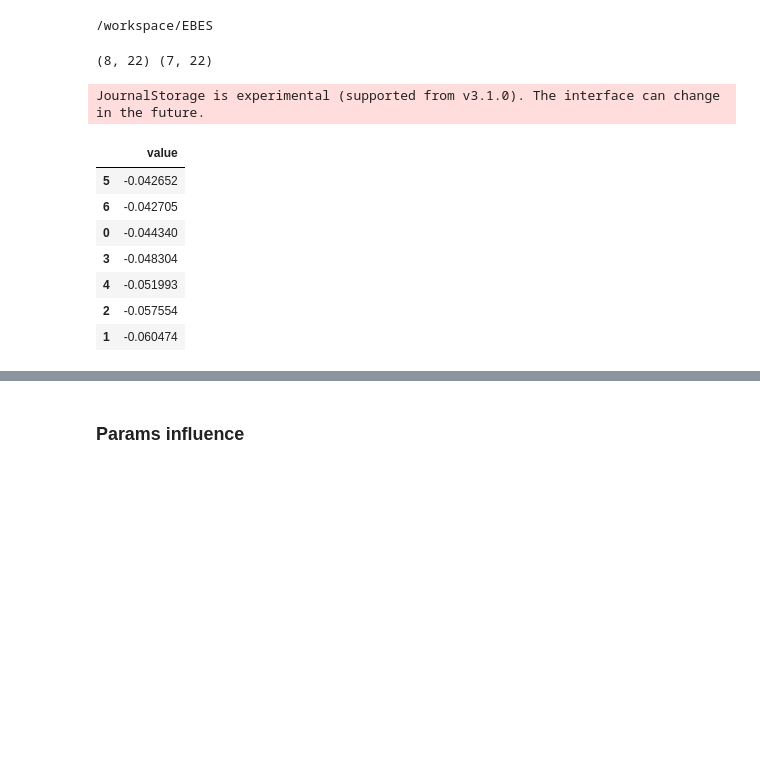
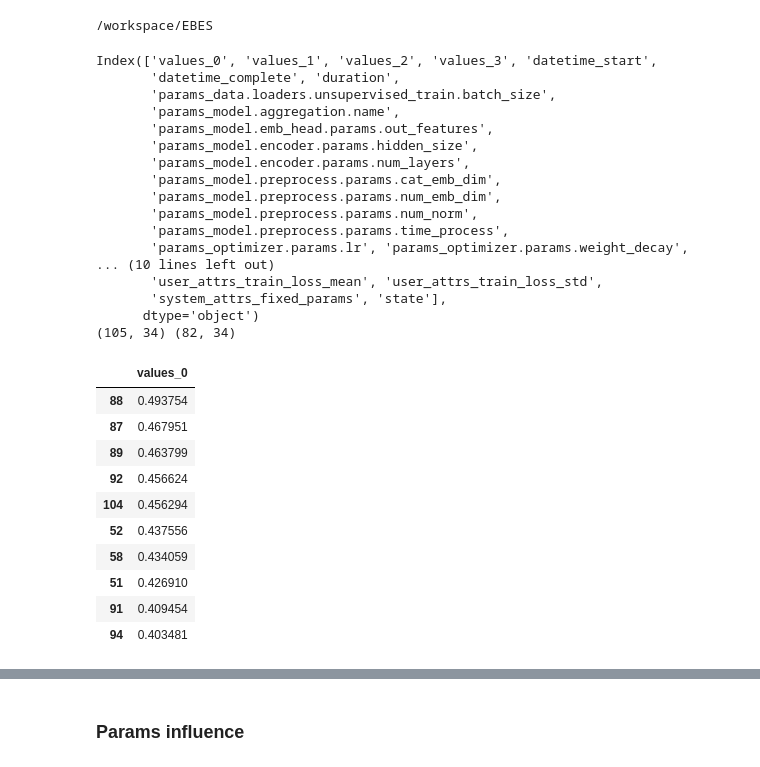
Before and after one commit to On-Point-RND/ESdB-Embeddings-for-Sequential-data-Benchmark, a Jupyter notebook: notebooks/hpo_analysis/analysis_param.ipynb, the cells around one changed output, grey strips where cells are left out. Saved outputs shown, nothing was run; the diff lists cells and outputs as text; code cells hidden in the pictures; blank space fills up the shorter version.

Commit message:
redacted two notebooks for propper usage. The experimental one is unstable and is based on MOETP article

```diff
--- a/notebooks/hpo_analysis/analysis_param.ipynb
+++ b/notebooks/hpo_analysis/analysis_param.ipynb
@@ -28,28 +26,49 @@ def get_run(number, specify="best", rewrite=False):
 def prepare_data(dataset, method):
     path = Path(f"log/{dataset}/{method}/optuna")
     df, study = optuna_df(path)
-    col_to_drop = ["datetime_start", "datetime_complete", "system_attrs_fixed_params", "state", "value"]
-    col_params = ["value", "duration"] + [col for col in df if "params_" in col]
-    col_user = ["value", "duration"] + [col for col in df if "user" in col]
+    value_pack = ["values_0", "values_1", "values_2", "values_3"]
+    col_to_drop = ["datetime_start", "datetime_complete", "system_attrs_fixed_params", "state", *value_pack]
+    col_params = [*value_pack, "duration"] + [col for col in df if "params_" in col]
+    col_user = [*value_pack, "duration"] + [col for col in df if "user" in col]
     df["duration"] = df["duration"].dt.total_seconds()
     return df, study, col_user, col_params
 # %%
-dataset = "taobao"
-method = "coles64"
+dataset = "age"
+method = "coles"
 df, study, col_user, col_params = prepare_data(dataset, method)
 
-print(df.shape, df[~df["value"].isna()].shape)
+print(df.columns)
+core_param = "values_0"
+print(df.shape, df[~df[core_param].isna()].shape)
 test_cols = [col for col in col_user if ("test" in col)]
-df[~df["value"].isna()].sort_values("value", ascending=False).iloc[:10, ][["value"] + test_cols]
+df[~df[core_param].isna()].sort_values(core_param, ascending=False).iloc[:10, ][[core_param] + test_cols]
 # %% [output]
-(8, 22) (7, 22)
+Index(['values_0', 'values_1', 'values_2', 'values_3', 'datetime_start',
+       'datetime_complete', 'duration',
+       'params_data.loaders.unsupervised_train.batch_size',
+       'params_model.aggregation.name',
+       'params_model.emb_head.params.out_features',
+       'params_model.encoder.params.hidden_size',
+       'params_model.encoder.params.num_layers',
+       'params_model.preprocess.params.cat_emb_dim',
+       'params_model.preprocess.params.num_emb_dim',
+       'params_model.preprocess.params.num_norm',
+       'params_model.preprocess.params.time_process',
+       'params_optimizer.params.lr', 'params_optimizer.params.weight_decay',
+... (10 lines left out)
+       'user_attrs_train_loss_mean', 'user_attrs_train_loss_std',
+       'system_attrs_fixed_params', 'state'],
+      dtype='object')
+(105, 34) (82, 34)
-JournalStorage is experimental (supported from v3.1.0). The interface can change in the future.
-|  | value |
-| 5 | -0.042652 |
-| 6 | -0.042705 |
-| 0 | -0.044340 |
-| 3 | -0.048304 |
-| 4 | -0.051993 |
-| 2 | -0.057554 |
-| 1 | -0.060474 |
+|  | values_0 |
+| 88 | 0.493754 |
+| 87 | 0.467951 |
+| 89 | 0.463799 |
+| 92 | 0.456624 |
+| 104 | 0.456294 |
+| 52 | 0.437556 |
+| 58 | 0.434059 |
+| 51 | 0.426910 |
+| 91 | 0.409454 |
+| 94 | 0.403481 |
 # %%
```
Also changed, not shown: parts of 8 cells of this notebook, 1 other file.
